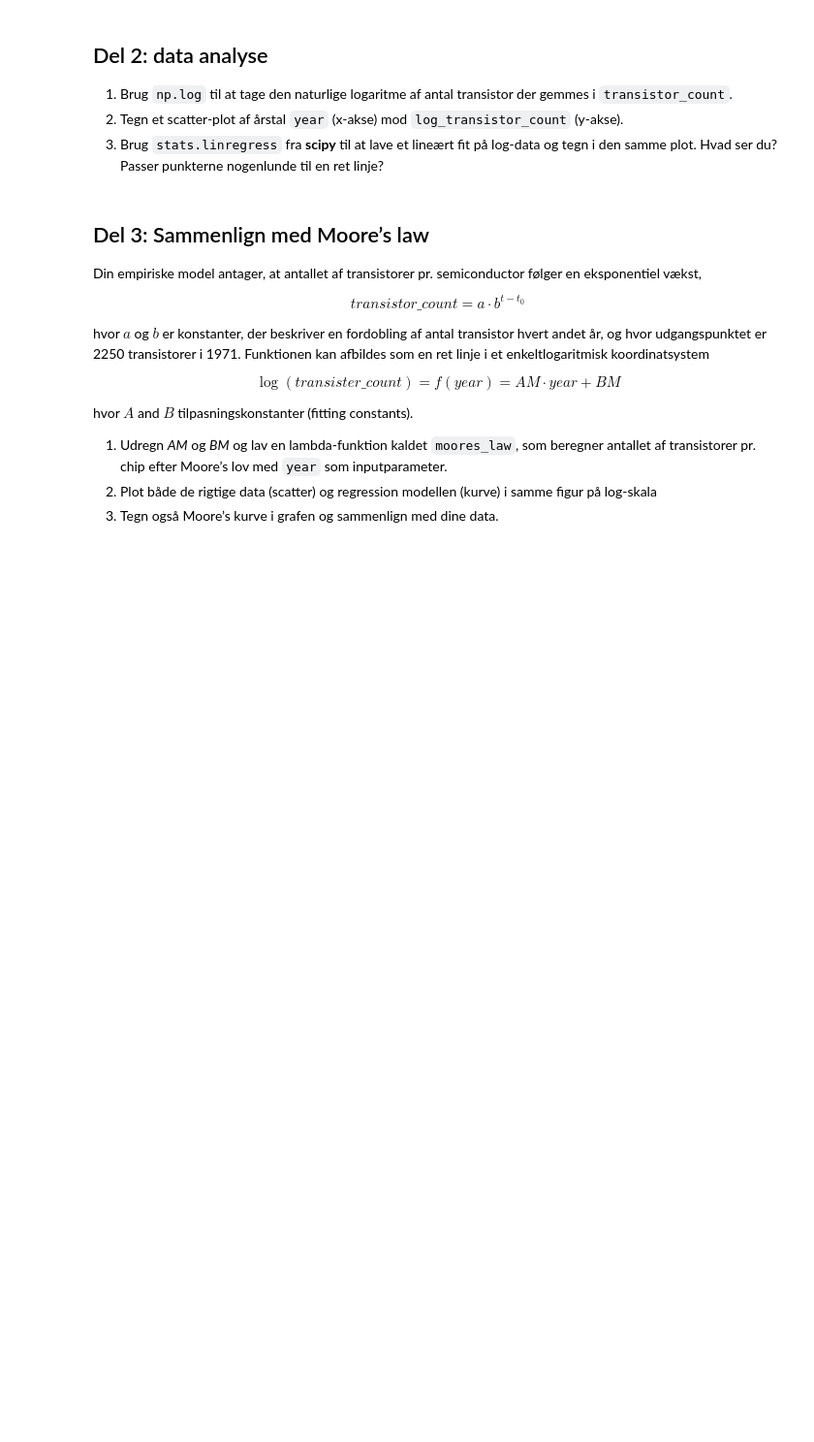
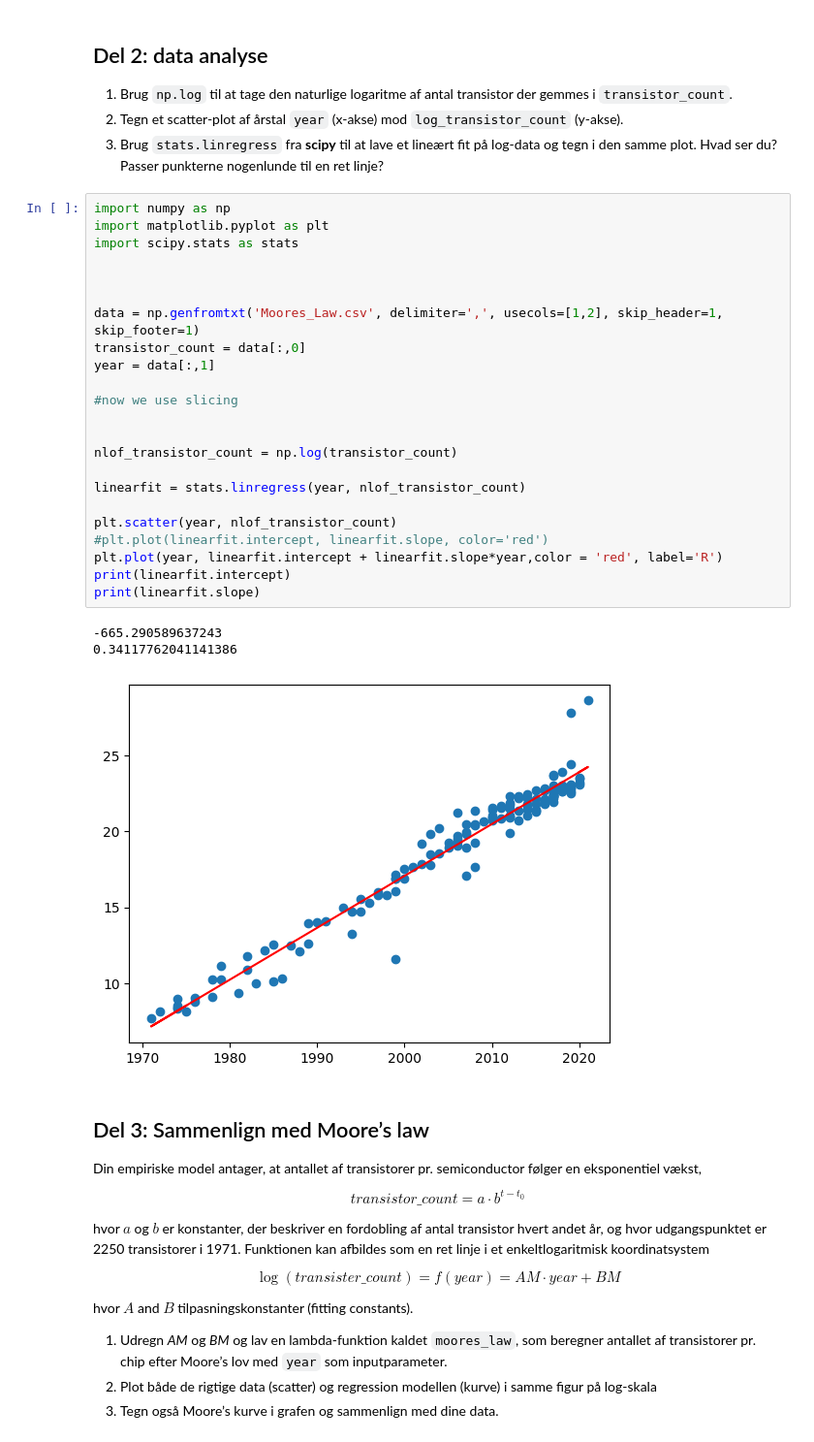
Before and after one commit to Vibenshus-Gymnasium-Pro/moore-s-law-hannimals, a Jupyter notebook: dataOpgave2.ipynb, the cells around one changed output. Shown at 97% size. Drawn from its saved outputs; the diff is of its cells as text; blank space fills up the shorter version.

```diff
--- a/dataOpgave2.ipynb
+++ b/dataOpgave2.ipynb
@@ -47,6 +82,33 @@ Udskriv derefter disse værdier for at tjekke, at du har gemt dataene i de rigti
 1. Brug `np.log` til at tage den naturlige logaritme af antal transistor der gemmes i `transistor_count`.
 2. Tegn et scatter-plot af årstal `year` (x-akse) mod  `log_transistor_count` (y-akse).
 3. Brug `stats.linregress` fra **scipy** til at lave et lineært fit på log-data og tegn i den samme plot. Hvad ser du? Passer punkterne nogenlunde til en ret linje?
+# %%
+import numpy as np
+import matplotlib.pyplot as plt
+import scipy.stats as stats
+
+
+
+data = np.genfromtxt('Moores_Law.csv', delimiter=',', usecols=[1,2], skip_header=1, skip_footer=1)
+transistor_count = data[:,0]
+year = data[:,1]
+
+#now we use slicing
+
+
+nlof_transistor_count = np.log(transistor_count)
+
+linearfit = stats.linregress(year, nlof_transistor_count)
+
+plt.scatter(year, nlof_transistor_count)
+#plt.plot(linearfit.intercept, linearfit.slope, color='red')
+plt.plot(year, linearfit.intercept + linearfit.slope*year,color = 'red', label='R')
+print(linearfit.intercept)
+print(linearfit.slope)
+# %% [output]
+-665.290589637243
+0.34117762041141386
+[figure, added]
 # %% [markdown]
 ## Del 3: Sammenlign med Moore’s law
 Din empiriske model antager, at antallet af transistorer pr. semiconductor følger en eksponentiel vækst,
```
Also changed, not shown: parts of 3 cells of this notebook.
